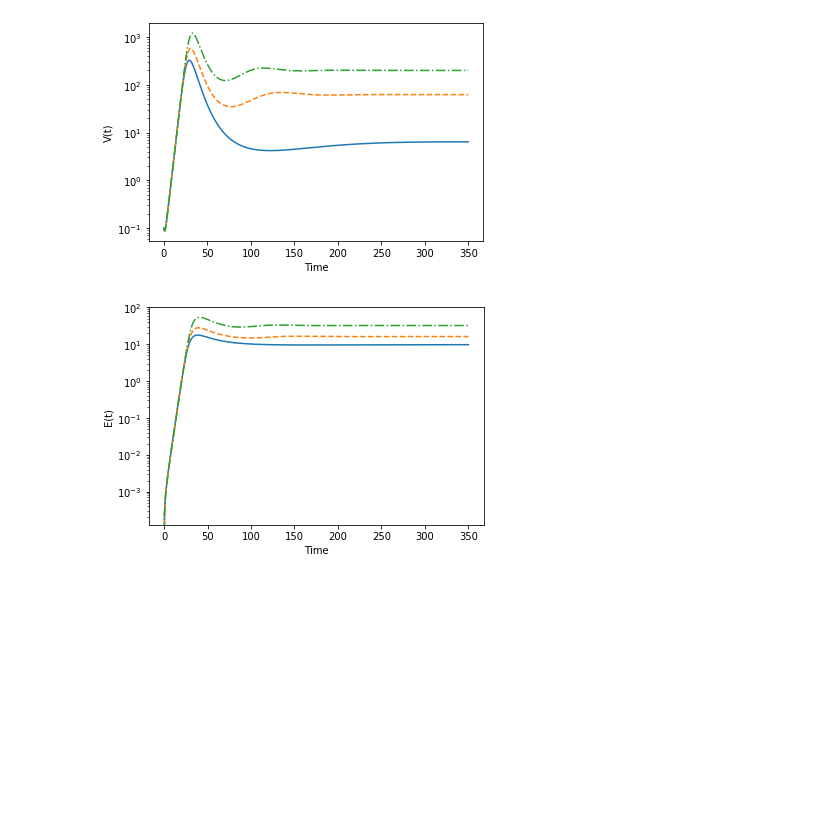
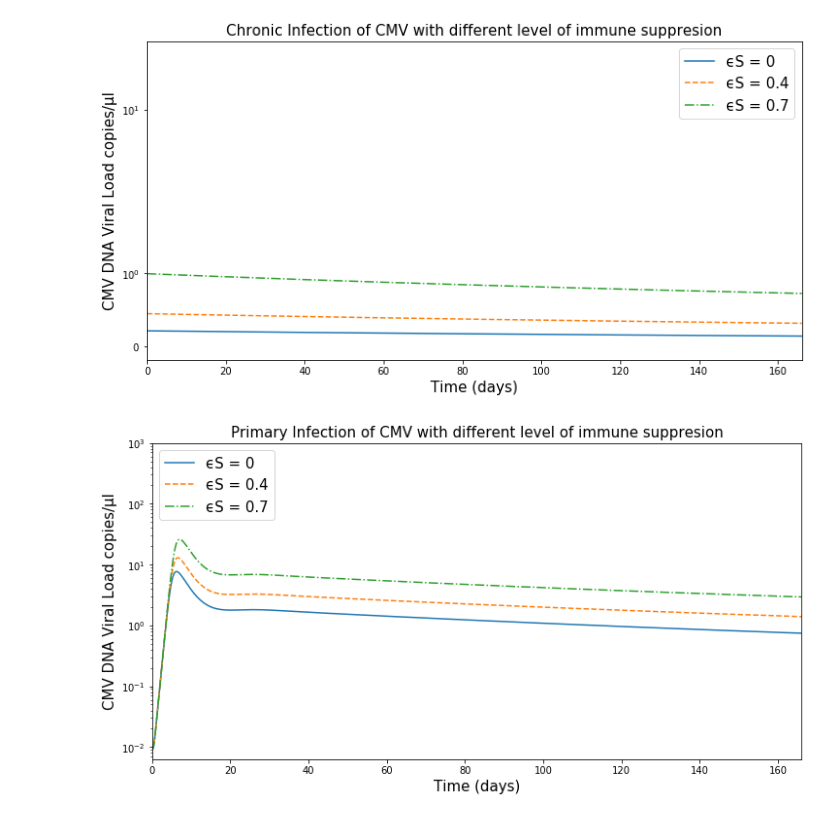
Before and after one commit to yishu0524/Placental-Transmission, a Jupyter notebook: CMV Model.ipynb, the cells around one changed output. Drawn from its saved outputs; the diff is of its cells as text; code cells hidden in the pictures; blank space fills up the shorter version.

```diff
--- a/CMV Model.ipynb
+++ b/CMV Model.ipynb
@@ -36,8 +37,8 @@ def m1(y, t):
         λ*(1-y[4]/rL)*y[4] - α0*y[4] + κ*y[4]
     ]
 # %%
-y0 = [1e-4, 0, 0, 4e2, 0]
-ts = np.linspace(0, 350, 700)
+y0 = [1e-2, 0, 0, 4e3, 0]
+ts = np.linspace(0,1000, 100000)
 # %%
 ϵS = 0
 ys0 = odeint(m1, y0, ts)
@@ -45,17 +46,37 @@ ys0 = odeint(m1, y0, ts)
 ys1 = odeint(m1, y0, ts)
 ϵS = 0.7
 ys2 = odeint(m1, y0, ts)
-# %%
-plt.semilogy(ts, 1e3*ys0[:, 0], '-', ts, 1e3*ys1[:, 0], '--', ts, 1e3*ys2[:, 0], '-.')
-plt.xlabel('Time')
-plt.ylabel('V(t)')
-pass
-# %% [output]
-[figure, removed]
-# %%
-plt.semilogy(ts, ys0[:, 1], '-', ts, ys1[:, 1], '--', ts, ys2[:, 1], '-.')
-plt.xlabel('Time')
-plt.ylabel('E(t)')
-pass
-# %% [output]
-[figure, removed]
+# %%
+plt.figure(figsize=(12,6))
+plt.plot(ts-500, ys0[:, 0], '-', label="ϵS = 0")
+plt.plot(ts-500, ys1[:, 0], '--', label="ϵS = 0.4")
+plt.plot(ts-500, ys2[:, 0], '-.', label="ϵS = 0.7")
+plt.yscale('symlog')
+plt.xlabel('Time (days)',fontsize=15)
+plt.ylabel('CMV DNA Viral Load copies/μl',fontsize=15)
+plt.xlim(xmin=0,xmax=166)
+plt.legend(fontsize=15,loc=1)
+plt.rc('axes', labelsize=15)
+plt.title("Chronic Infection of CMV with different level of immune suppresion",fontsize=15)
+#plt.gca().invert_xaxis()
+
+pass
+# %% [output]
+[figure, added]
+# %%
+plt.figure(figsize=(12,6))
+plt.yscale('log')
+plt.plot(ts, ys0[:, 0], '-', label="ϵS = 0")
+plt.plot(ts, ys1[:, 0], '--', label="ϵS = 0.4")
+plt.plot(ts, ys2[:, 0], '-.', label="ϵS = 0.7")
+plt.xlabel('Time (days)',fontsize=15)
+plt.ylabel('CMV DNA Viral Load copies/μl',fontsize=15)
+plt.xlim(xmin=0,xmax=166)
+plt.legend(fontsize=15,loc=2)
+plt.rc('axes', labelsize=15)
+plt.title("Primary Infection of CMV with different level of immune suppresion",fontsize=15)
+#plt.gca().invert_xaxis()
+plt.ylim(ymax=1e3)
+pass
+# %% [output]
+[figure, added]
```
Also changed, not shown: parts of 6 cells of this notebook, 2 other files.
